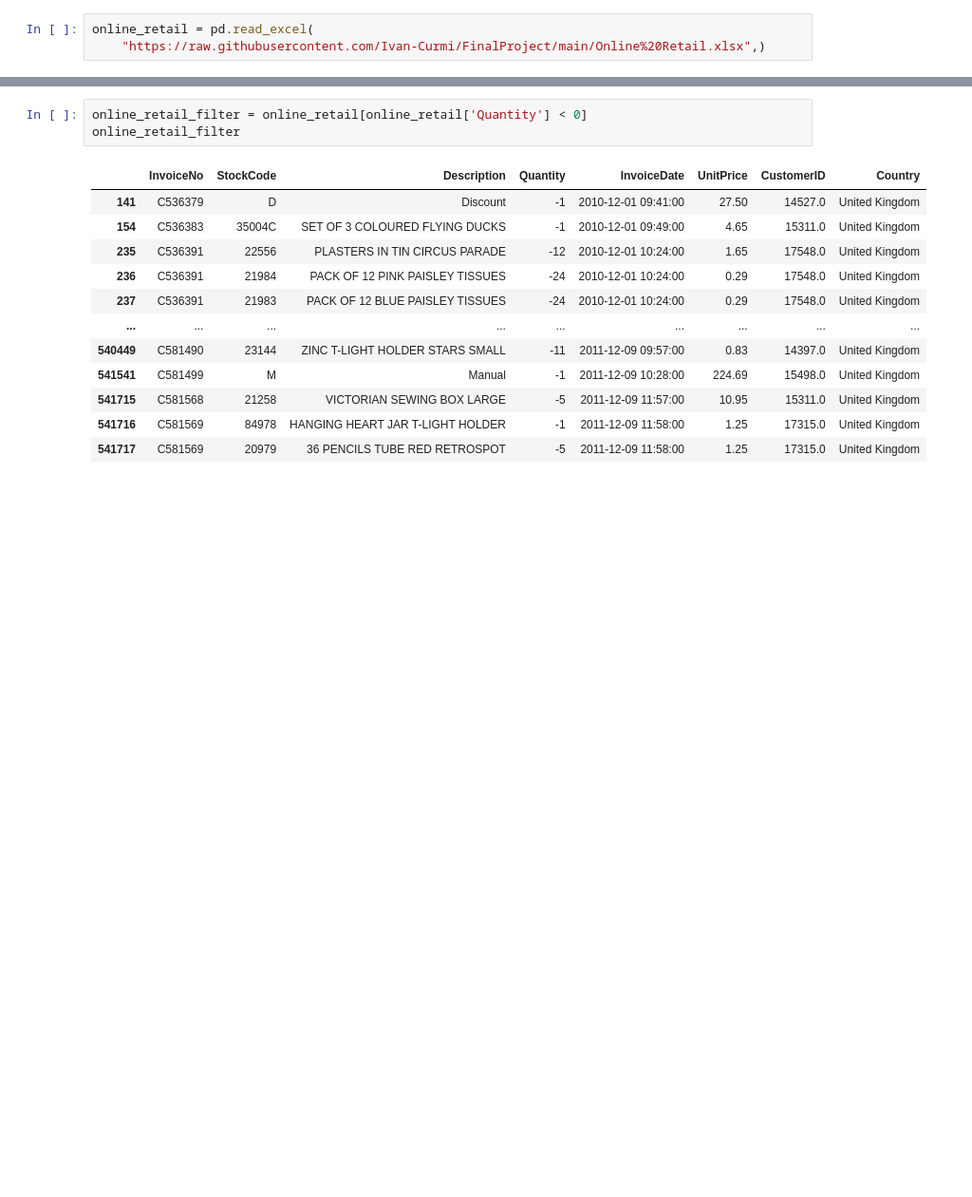
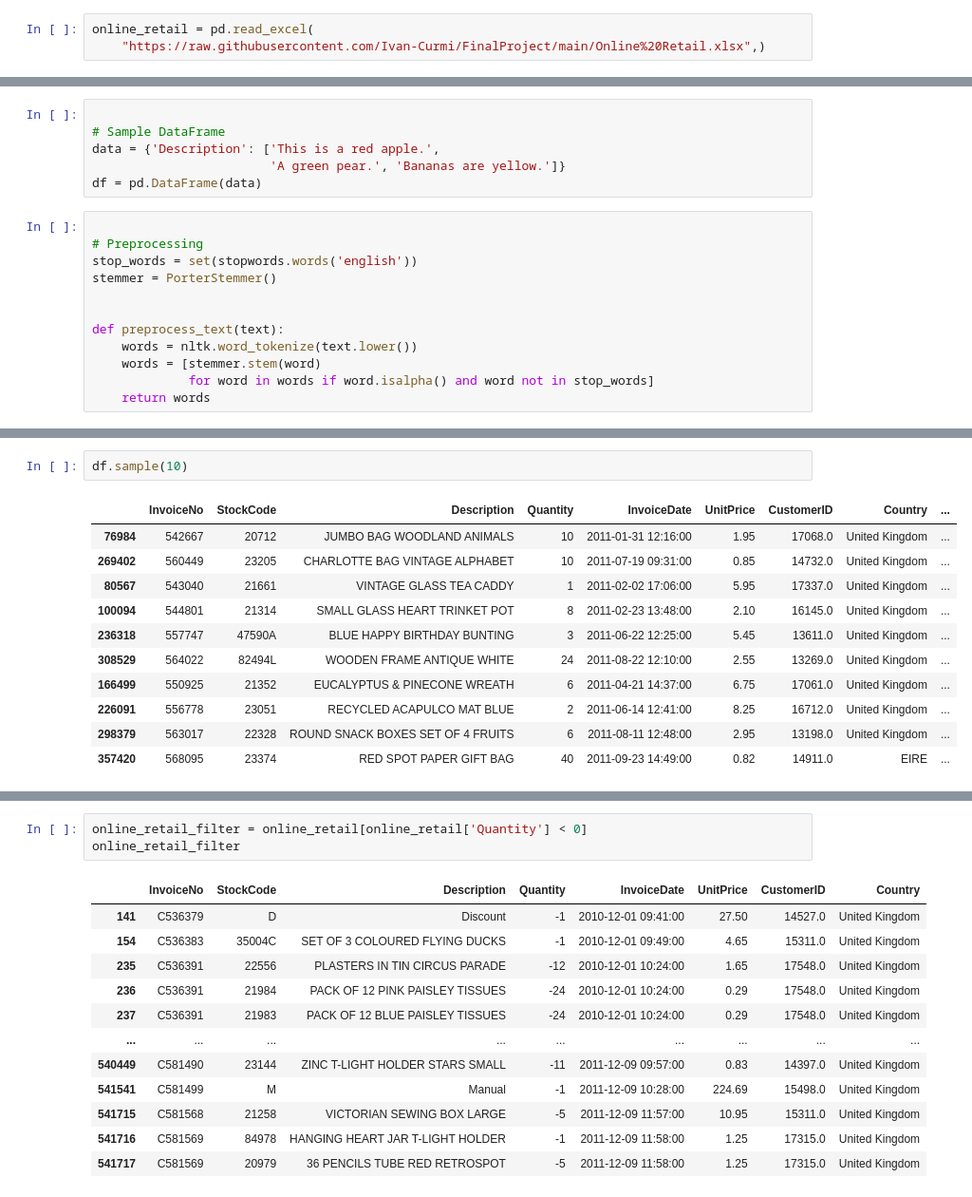
Before and after one commit to Ivan-Curmi/FinalProject, a Jupyter notebook: Sales (Ivan).ipynb, the cells around one changed output, grey strips where cells are left out. Shown: that part at 95% size. Saved outputs shown, nothing was run; the diff lists cells and outputs as text; blank space fills up the shorter version.

```diff
--- a/Sales (Ivan).ipynb
+++ b/Sales (Ivan).ipynb
@@ -112,0 +193,18 @@ memory usage: 27.9+ MB
+# %%
+
+# Sample DataFrame
+data = {'Description': ['This is a red apple.',
+                        'A green pear.', 'Bananas are yellow.']}
+df = pd.DataFrame(data)
+# %%
+
+# Preprocessing
+stop_words = set(stopwords.words('english'))
+stemmer = PorterStemmer()
+
+
+def preprocess_text(text):
+    words = nltk.word_tokenize(text.lower())
+    words = [stemmer.stem(word)
+             for word in words if word.isalpha() and word not in stop_words]
+    return words
@@ -112,0 +307,14 @@ memory usage: 27.9+ MB
+# %%
+df.sample(10)
+# %% [output]
+|  | InvoiceNo | StockCode | Description | Quantity | InvoiceDate | UnitPrice | CustomerID | Country | ... |
+| 76984 | 542667 | 20712 | JUMBO BAG WOODLAND ANIMALS | 10 | 2011-01-31 12:16:00 | 1.95 | 17068.0 | United Kingdom | ... |
+| 269402 | 560449 | 23205 | CHARLOTTE BAG VINTAGE ALPHABET | 10 | 2011-07-19 09:31:00 | 0.85 | 14732.0 | United Kingdom | ... |
+| 80567 | 543040 | 21661 | VINTAGE GLASS TEA CADDY | 1 | 2011-02-02 17:06:00 | 5.95 | 17337.0 | United Kingdom | ... |
+| 100094 | 544801 | 21314 | SMALL GLASS HEART TRINKET POT | 8 | 2011-02-23 13:48:00 | 2.10 | 16145.0 | United Kingdom | ... |
+| 236318 | 557747 | 47590A | BLUE HAPPY BIRTHDAY BUNTING | 3 | 2011-06-22 12:25:00 | 5.45 | 13611.0 | United Kingdom | ... |
+| 308529 | 564022 | 82494L | WOODEN FRAME ANTIQUE WHITE | 24 | 2011-08-22 12:10:00 | 2.55 | 13269.0 | United Kingdom | ... |
+| 166499 | 550925 | 21352 | EUCALYPTUS & PINECONE WREATH | 6 | 2011-04-21 14:37:00 | 6.75 | 17061.0 | United Kingdom | ... |
+| 226091 | 556778 | 23051 | RECYCLED ACAPULCO MAT BLUE | 2 | 2011-06-14 12:41:00 | 8.25 | 16712.0 | United Kingdom | ... |
+| 298379 | 563017 | 22328 | ROUND SNACK BOXES SET OF 4 FRUITS | 6 | 2011-08-11 12:48:00 | 2.95 | 13198.0 | United Kingdom | ... |
+| 357420 | 568095 | 23374 | RED SPOT PAPER GIFT BAG | 40 | 2011-09-23 14:49:00 | 0.82 | 14911.0 | EIRE | ... |
```
Also changed, not shown: parts of 48 cells of this notebook.
